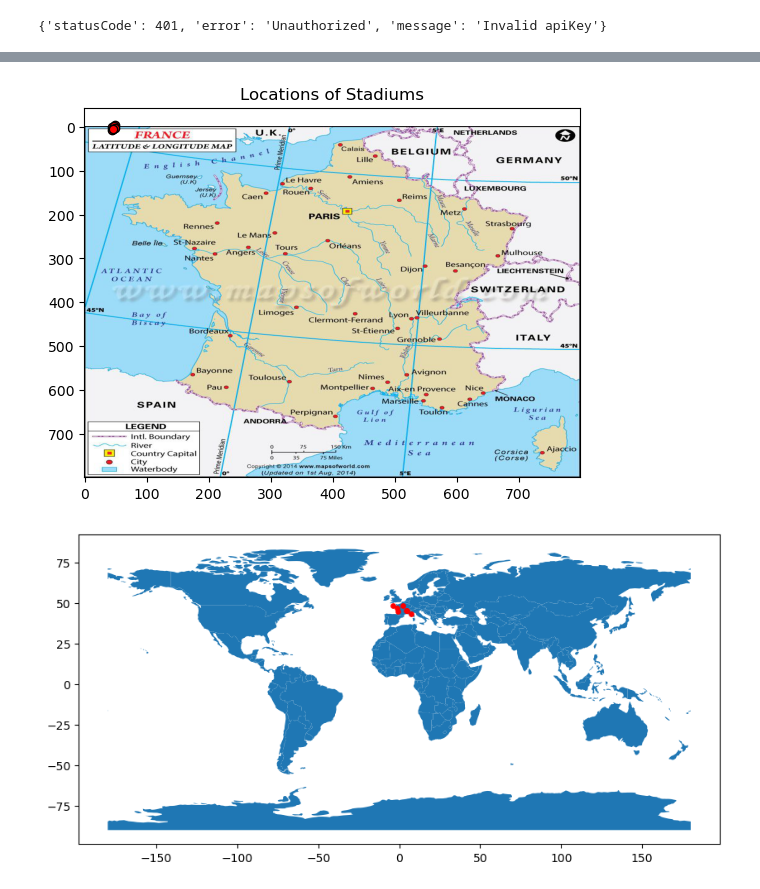
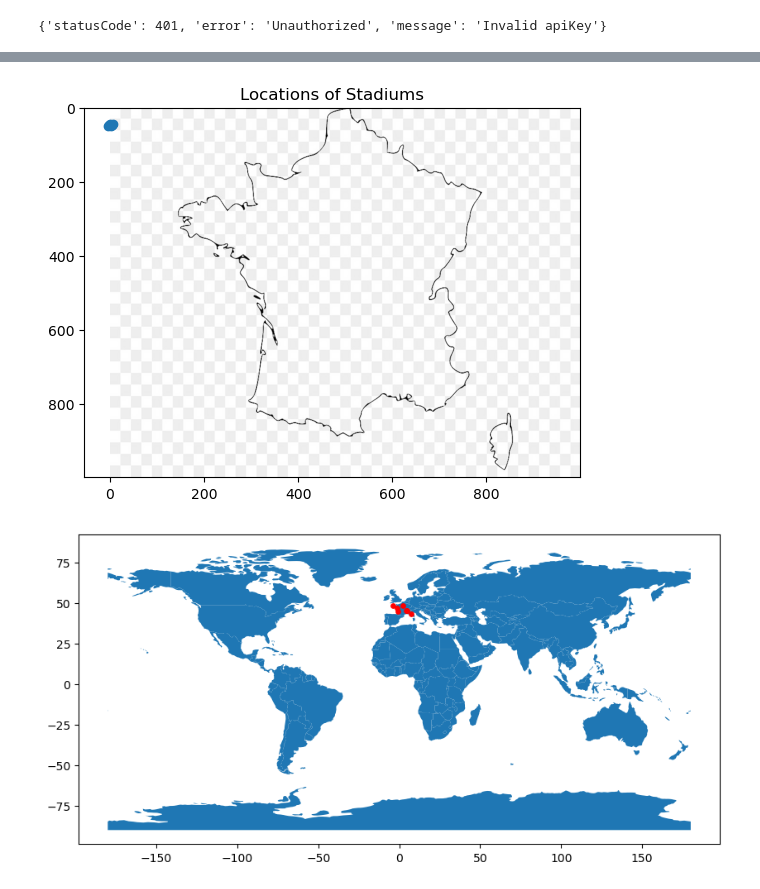
Before and after one commit to BlufferMK/Olympics_Project, a Jupyter notebook: OlympicPy.ipynb, the cells around one changed output, grey strips where cells are left out. Cells and saved outputs as stored; diff of their text form; code cells hidden in the pictures.

```diff
--- a/OlympicPy.ipynb
+++ b/OlympicPy.ipynb
@@ -197,19 +197,15 @@ lat = []
 lon = []
 # %%
 # Create axes for plotting into scatterplot for mapping purposes
-x_axis = df["Latitude "]
-y_axis = df["Longitude"]
-x_min = 55
-y_max = 8
-y_min = -4
-img = plt.imread("francemap.jpeg")
-ext = [0.0, 10.0, 0.00, 1.25]
-plt.imshow(img, zorder=0, aspect='auto')
+x_axis = df["Longitude"]
+y_axis = df["Latitude "]
+img = plt.imread("france.jpg")
+plt.imshow(img, aspect='auto')
 plt.title("Locations of Stadiums")
-plt.scatter(x_axis,y_axis,marker="o", facecolors="red", edgecolors="black")
+plt.scatter(x_axis,y_axis,marker="o")
 plt.show()
 # %% [output]
-[figure, old version]
+[figure, new version]
 # %%
 import pandas as pd
 from shapely.geometry import Point
```
Also changed, not shown: parts of 2 cells of this notebook, 9 other files.
